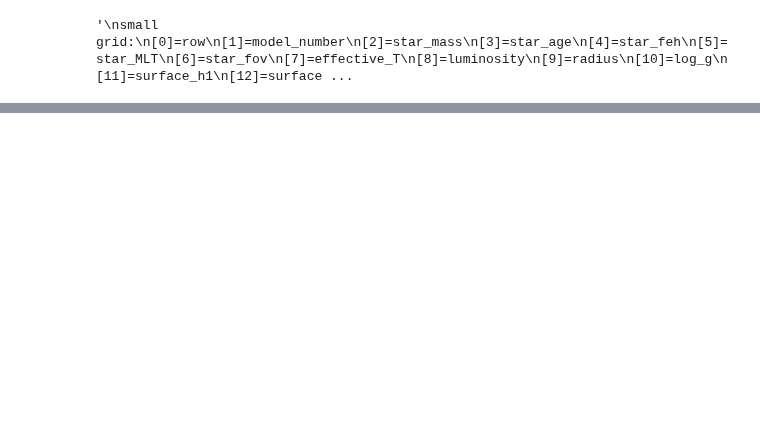
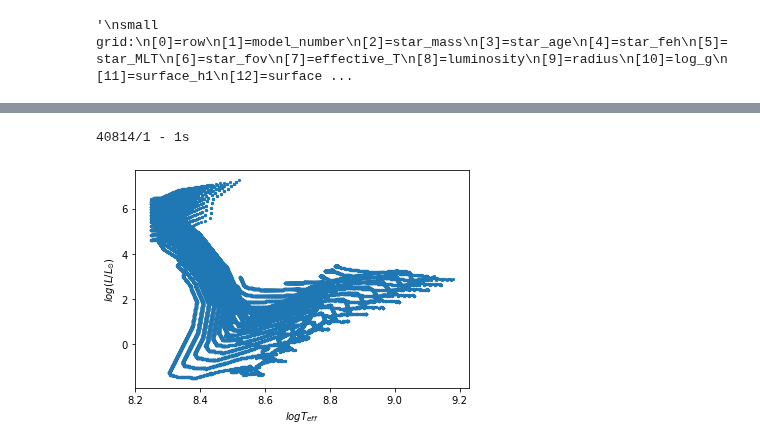
Before and after one commit to Harry-Westwood/Y4-Project-InterNeuralStellar, a Jupyter notebook: NeuralNetv2.ipynb, the cells around one changed output, grey strips where cells are left out. Saved outputs shown, nothing was run; the diff lists cells and outputs as text; code cells hidden in the pictures; blank space fills up the shorter version.

```diff
--- a/NeuralNetv2.ipynb
+++ b/NeuralNetv2.ipynb
@@ -364,0 +393,23 @@ _________________________________________________________________
+# %%
+def plot2(model_name,file):
+    data,pref = load_file_and_preferences(file=file)
+    data,pref = create_data_dict(data=data,pref=pref)
+    model = keras.models.load_model(model_name)
+    output_order = sorted(list(set().union(*(d.keys() for d in [data['outputs']]))))
+    input_data, output_data = format_input_ouput(data=data,track_indeces=track_indeces,pref=pref,shuffle=False)
+    prediction = model.predict(input_data.T,verbose=2).T
+    for i in range(len(output_order)):
+        if output_order[i] == 'L':
+            L_i = i
+        elif output_order[i] == 'T':
+            T_i = i
+    #s2 = ax[2].scatter(np.log(prediction[T_i]),np.log(prediction[L_i]),s=5,c=mass,cmap='viridis')
+    plt.scatter(prediction[T_i],prediction[L_i],s=5)
+    plt.ylabel(r'$log(L/L_{\odot})$')
+    plt.xlabel(r'$log T_{eff}$')
+    plt.show()
+
+plot2(model_name=model_name,file=file)
+# %% [output]
+40814/1 - 1s
+[figure, added]
```
Also changed, not shown: parts of 1 cell of this notebook.
